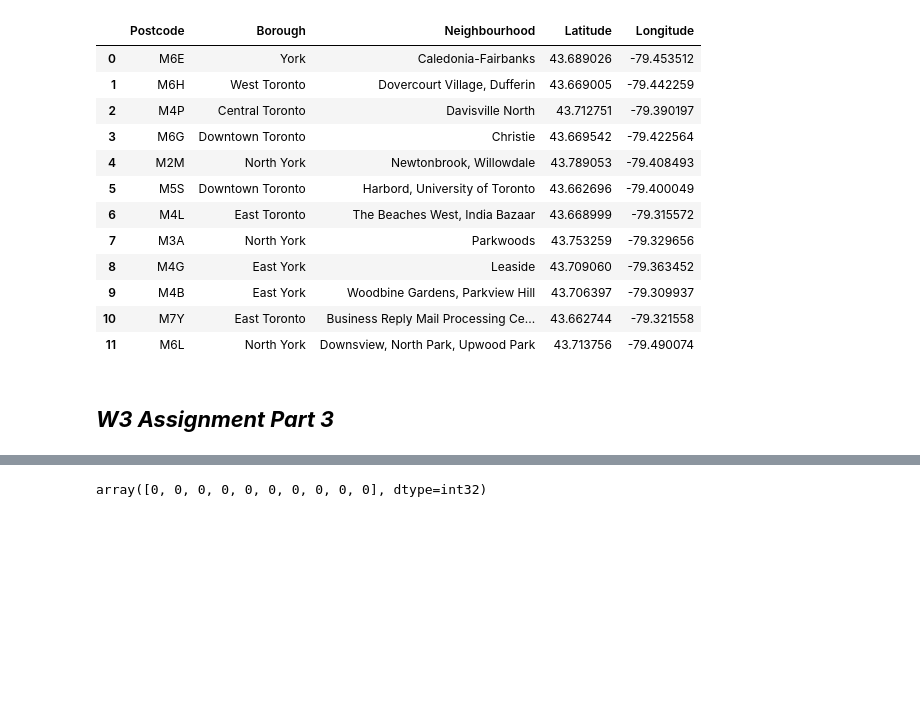
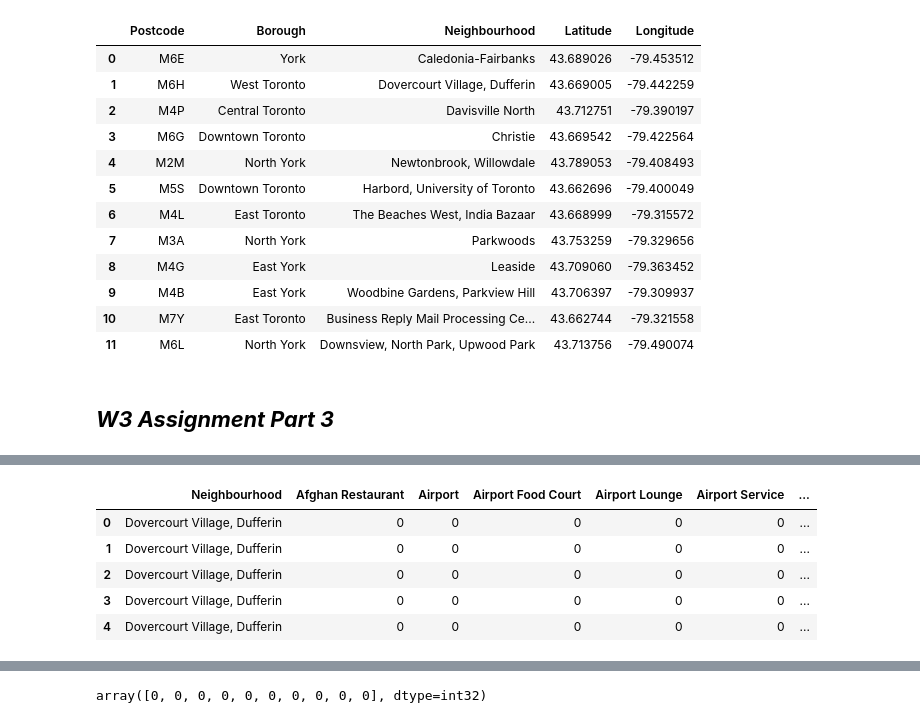
Before and after one commit to AnnVGat/coursera, a Jupyter notebook: Capstone coursera.ipynb, the cells around one changed output, grey strips where cells are left out. Saved outputs shown, nothing was run; the diff lists cells and outputs as text; code cells hidden in the pictures; blank space fills up the shorter version.

```diff
--- a/Capstone coursera.ipynb
+++ b/Capstone coursera.ipynb
@@ -186,14 +248,21 @@ print('There are {} uniques categories.'.format(len(tor_venues['Venue Category']
 # %%
 tor_onehot = pd.get_dummies(tor_venues[['Venue Category']], prefix="", prefix_sep="")
 
 # add neighborhood column back to dataframe
 tor_onehot['Neighbourhood'] = tor_venues['Neighbourhood']
 
 # move neighborhood column to the first column
 fixed_columns = [tor_onehot.columns[-1]] + list(tor_onehot.columns[:-1])
 tor_onehot = tor_onehot[fixed_columns]
 
-#tor_onehot
+tor_onehot.head()
+# %% [output]
+|  | Neighbourhood | Afghan Restaurant | Airport | Airport Food Court | Airport Lounge | Airport Service | ... |
+| 0 | Dovercourt Village, Dufferin | 0 | 0 | 0 | 0 | 0 | ... |
+| 1 | Dovercourt Village, Dufferin | 0 | 0 | 0 | 0 | 0 | ... |
+| 2 | Dovercourt Village, Dufferin | 0 | 0 | 0 | 0 | 0 | ... |
+| 3 | Dovercourt Village, Dufferin | 0 | 0 | 0 | 0 | 0 | ... |
+| 4 | Dovercourt Village, Dufferin | 0 | 0 | 0 | 0 | 0 | ... |
 # %%
 tor_grouped = tor_onehot.groupby('Neighbourhood').mean().reset_index()
 tor_grouped.head()
```
Also changed, not shown: parts of 18 cells of this notebook.
